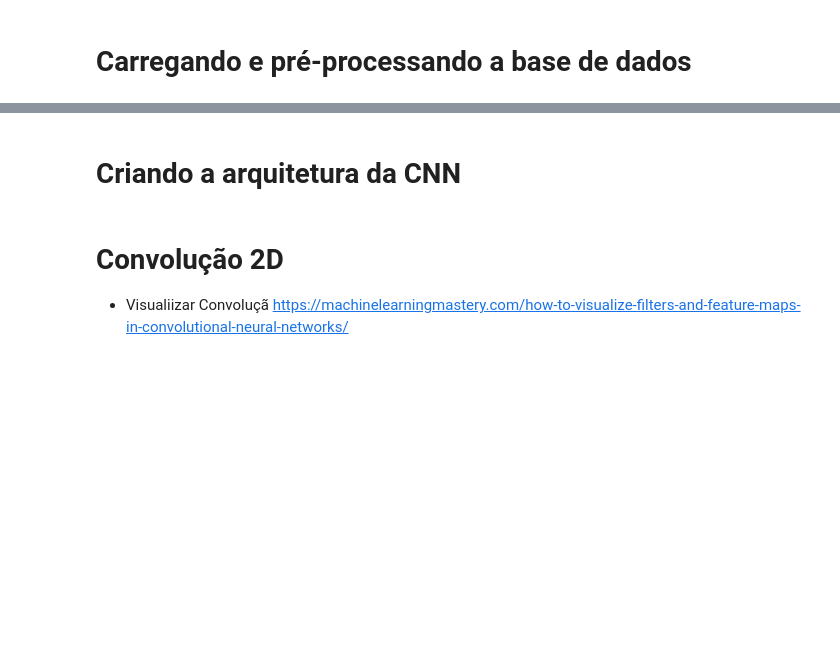
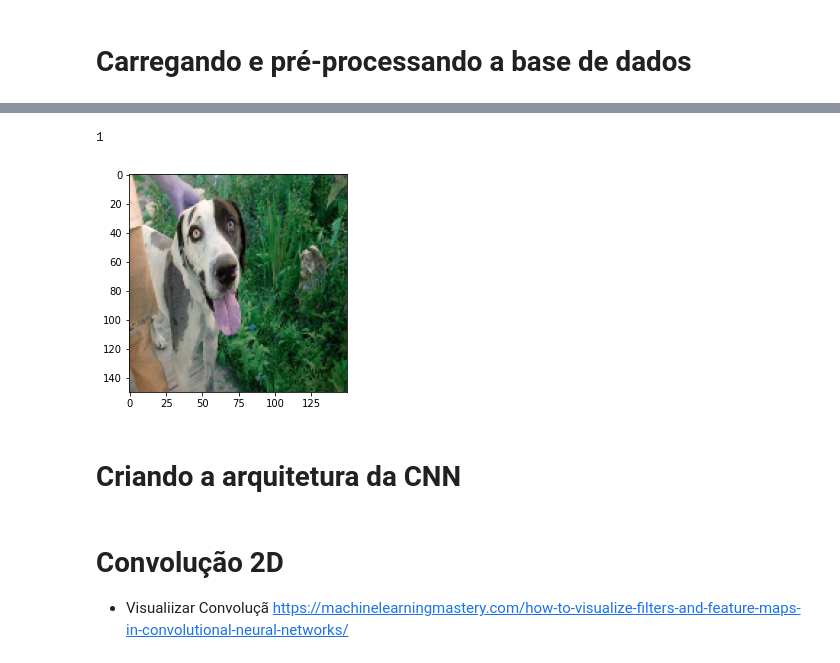
Before and after one commit to brunoprp/neural-network-apresentation, a Jupyter notebook: CNN_apresentation.ipynb, the cells around one changed output, grey strips where cells are left out. Drawn from its saved outputs; the diff is of its cells as text; code cells hidden in the pictures; blank space fills up the shorter version.

```diff
--- a/CNN_apresentation.ipynb
+++ b/CNN_apresentation.ipynb
@@ -94,6 +99,12 @@ for i in tqdm(data_pasta):
 Please use `tqdm.notebook.tqdm` instead of `tqdm.tqdm_notebook`
   if __name__ == '__main__':
 [interactive output not drawn]
+# %%
+plt.imshow(x_train[1])
+y_train[1]
+# %% [output]
+1
+[figure, added]
 # %% [markdown]
 # Criando a arquitetura da CNN
 # %%
```
Also changed, not shown: parts of 11 cells of this notebook.
